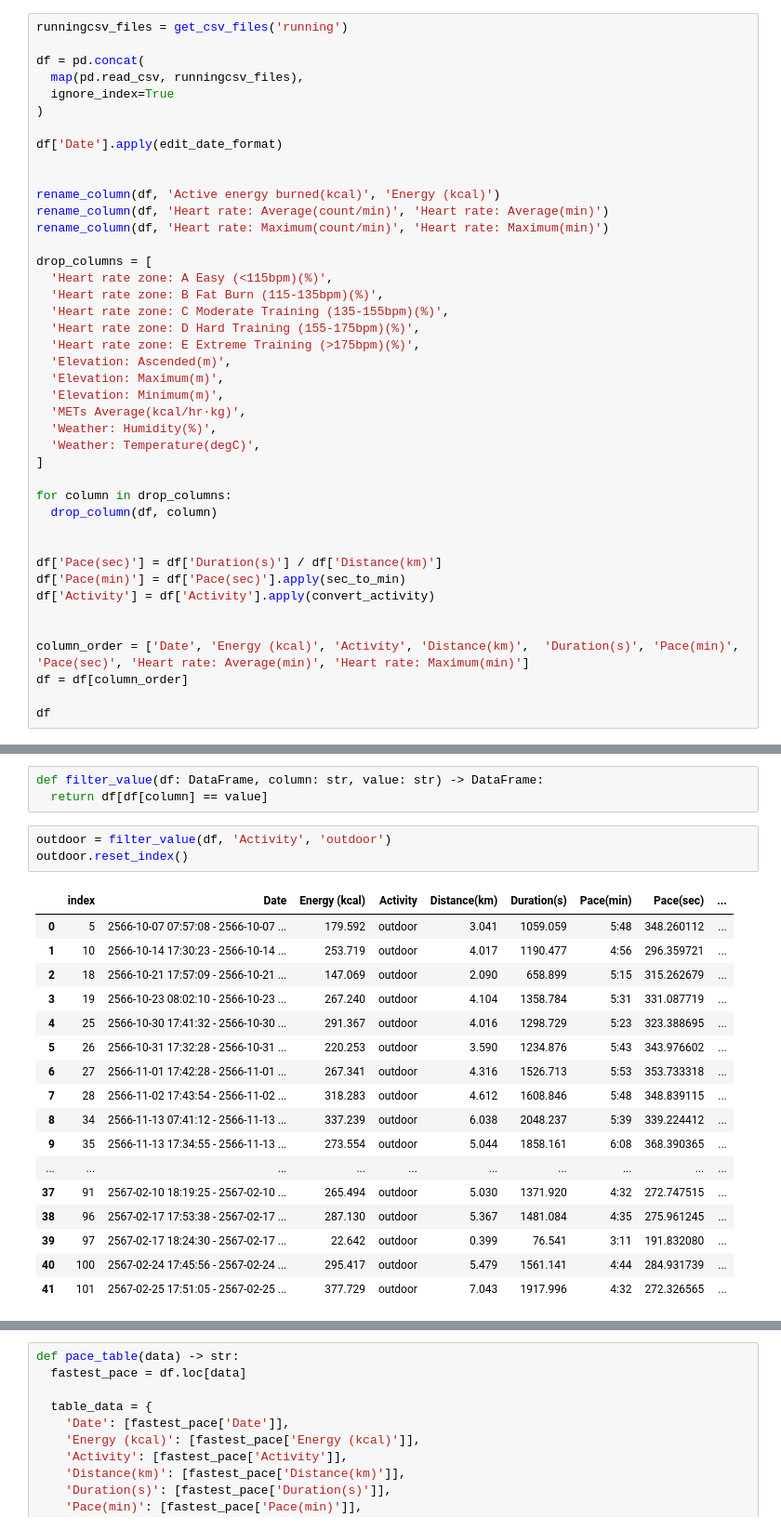
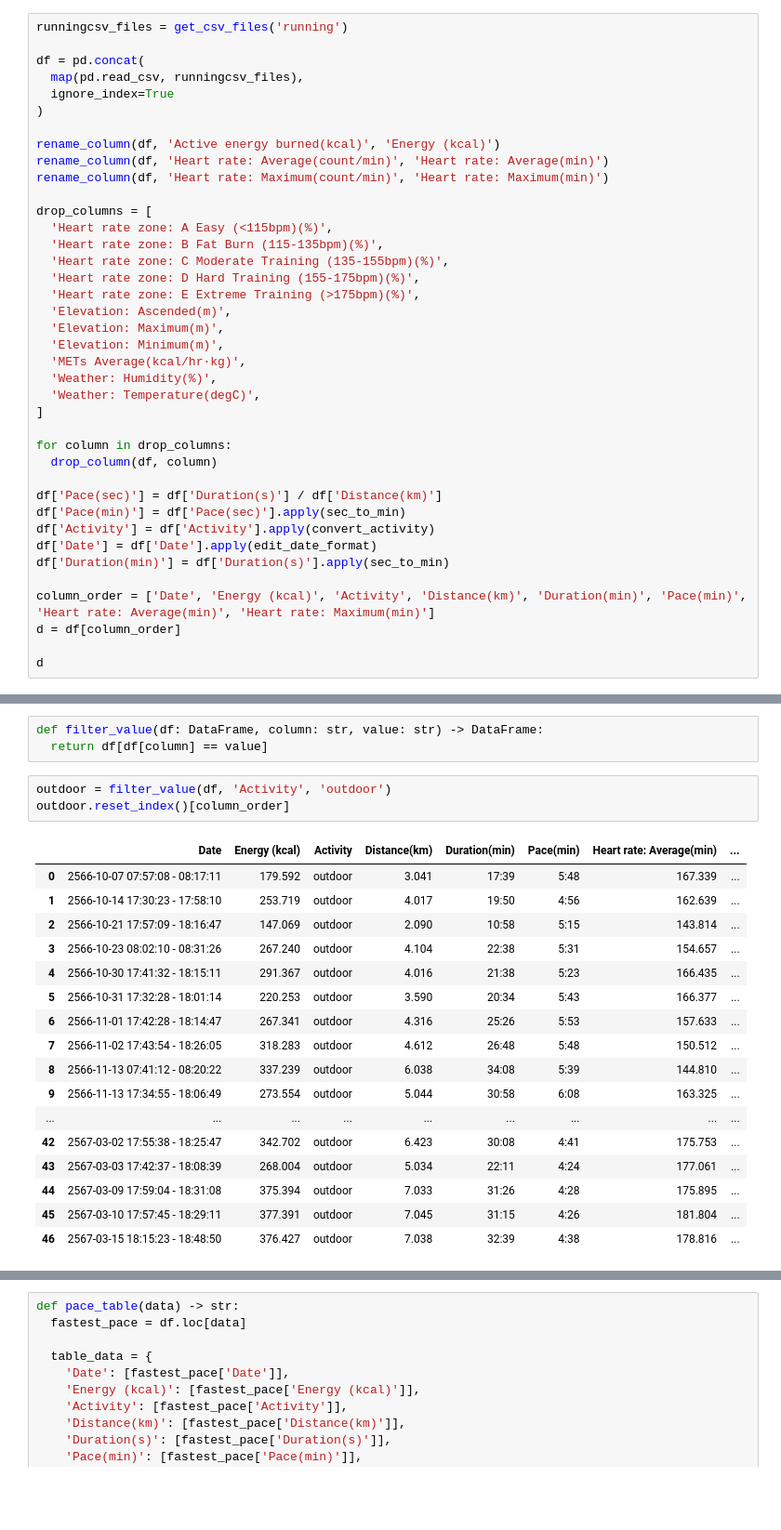
Before and after one commit to JFKongphop/running-analysis, a Jupyter notebook: index.ipynb, the cells around one changed output, grey strips where cells are left out. Shown at 93% size. Saved outputs shown, nothing was run; the diff lists cells and outputs as text; blank space fills up the shorter version.

```diff
--- a/index.ipynb
+++ b/index.ipynb
@@ -57,9 +67,6 @@ df = pd.concat(
   map(pd.read_csv, runningcsv_files),
   ignore_index=True
 )
-
-df['Date'].apply(edit_date_format)
-
 
 rename_column(df, 'Active energy burned(kcal)', 'Energy (kcal)')
 rename_column(df, 'Heart rate: Average(count/min)', 'Heart rate: Average(min)')
@@ -82,14 +89,14 @@ drop_columns = [
 for column in drop_columns:
   drop_column(df, column)
 
-
 df['Pace(sec)'] = df['Duration(s)'] / df['Distance(km)']
 df['Pace(min)'] = df['Pace(sec)'].apply(sec_to_min)
 df['Activity'] = df['Activity'].apply(convert_activity)
+df['Date'] = df['Date'].apply(edit_date_format)
+df['Duration(min)'] = df['Duration(s)'].apply(sec_to_min)
 
+column_order = ['Date', 'Energy (kcal)', 'Activity', 'Distance(km)', 'Duration(min)', 'Pace(min)', 'Heart rate: Average(min)', 'Heart rate: Maximum(min)']
+d = df[column_order]
 
-column_order = ['Date', 'Energy (kcal)', 'Activity', 'Distance(km)',  'Duration(s)', 'Pace(min)', 'Pace(sec)', 'Heart rate: Average(min)', 'Heart rate: Maximum(min)']
-df = df[column_order]
-
-df
+d
 # %% [output]
@@ -111,24 +118,24 @@ def filter_value(df: DataFrame, column: str, value: str) -> DataFrame:
   return df[df[column] == value]
 # %%
 outdoor = filter_value(df, 'Activity', 'outdoor')
-outdoor.reset_index()
+outdoor.reset_index()[column_order]
 # %% [output]
-|  | index | Date | Energy (kcal) | Activity | Distance(km) | Duration(s) | Pace(min) | Pace(sec) | ... |
-| 0 | 5 | 2566-10-07 07:57:08 - 2566-10-07 ... | 179.592 | outdoor | 3.041 | 1059.059 | 5:48 | 348.260112 | ... |
-| 1 | 10 | 2566-10-14 17:30:23 - 2566-10-14 ... | 253.719 | outdoor | 4.017 | 1190.477 | 4:56 | 296.359721 | ... |
-| 2 | 18 | 2566-10-21 17:57:09 - 2566-10-21 ... | 147.069 | outdoor | 2.090 | 658.899 | 5:15 | 315.262679 | ... |
-| 3 | 19 | 2566-10-23 08:02:10 - 2566-10-23 ... | 267.240 | outdoor | 4.104 | 1358.784 | 5:31 | 331.087719 | ... |
-| 4 | 25 | 2566-10-30 17:41:32 - 2566-10-30 ... | 291.367 | outdoor | 4.016 | 1298.729 | 5:23 | 323.388695 | ... |
-| 5 | 26 | 2566-10-31 17:32:28 - 2566-10-31 ... | 220.253 | outdoor | 3.590 | 1234.876 | 5:43 | 343.976602 | ... |
-| 6 | 27 | 2566-11-01 17:42:28 - 2566-11-01 ... | 267.341 | outdoor | 4.316 | 1526.713 | 5:53 | 353.733318 | ... |
-| 7 | 28 | 2566-11-02 17:43:54 - 2566-11-02 ... | 318.283 | outdoor | 4.612 | 1608.846 | 5:48 | 348.839115 | ... |
-| 8 | 34 | 2566-11-13 07:41:12 - 2566-11-13 ... | 337.239 | outdoor | 6.038 | 2048.237 | 5:39 | 339.224412 | ... |
-| 9 | 35 | 2566-11-13 17:34:55 - 2566-11-13 ... | 273.554 | outdoor | 5.044 | 1858.161 | 6:08 | 368.390365 | ... |
-| ... | ... | ... | ... | ... | ... | ... | ... | ... | ... |
-| 37 | 91 | 2567-02-10 18:19:25 - 2567-02-10 ... | 265.494 | outdoor | 5.030 | 1371.920 | 4:32 | 272.747515 | ... |
-| 38 | 96 | 2567-02-17 17:53:38 - 2567-02-17 ... | 287.130 | outdoor | 5.367 | 1481.084 | 4:35 | 275.961245 | ... |
-| 39 | 97 | 2567-02-17 18:24:30 - 2567-02-17 ... | 22.642 | outdoor | 0.399 | 76.541 | 3:11 | 191.832080 | ... |
-| 40 | 100 | 2567-02-24 17:45:56 - 2567-02-24 ... | 295.417 | outdoor | 5.479 | 1561.141 | 4:44 | 284.931739 | ... |
-| 41 | 101 | 2567-02-25 17:51:05 - 2567-02-25 ... | 377.729 | outdoor | 7.043 | 1917.996 | 4:32 | 272.326565 | ... |
+|  | Date | Energy (kcal) | Activity | Distance(km) | Duration(min) | Pace(min) | Heart rate: Average(min) | ... |
+| 0 | 2566-10-07 07:57:08 - 08:17:11 | 179.592 | outdoor | 3.041 | 17:39 | 5:48 | 167.339 | ... |
+| 1 | 2566-10-14 17:30:23 - 17:58:10 | 253.719 | outdoor | 4.017 | 19:50 | 4:56 | 162.639 | ... |
+| 2 | 2566-10-21 17:57:09 - 18:16:47 | 147.069 | outdoor | 2.090 | 10:58 | 5:15 | 143.814 | ... |
+| 3 | 2566-10-23 08:02:10 - 08:31:26 | 267.240 | outdoor | 4.104 | 22:38 | 5:31 | 154.657 | ... |
+| 4 | 2566-10-30 17:41:32 - 18:15:11 | 291.367 | outdoor | 4.016 | 21:38 | 5:23 | 166.435 | ... |
+| 5 | 2566-10-31 17:32:28 - 18:01:14 | 220.253 | outdoor | 3.590 | 20:34 | 5:43 | 166.377 | ... |
+| 6 | 2566-11-01 17:42:28 - 18:14:47 | 267.341 | outdoor | 4.316 | 25:26 | 5:53 | 157.633 | ... |
+| 7 | 2566-11-02 17:43:54 - 18:26:05 | 318.283 | outdoor | 4.612 | 26:48 | 5:48 | 150.512 | ... |
+| 8 | 2566-11-13 07:41:12 - 08:20:22 | 337.239 | outdoor | 6.038 | 34:08 | 5:39 | 144.810 | ... |
+| 9 | 2566-11-13 17:34:55 - 18:06:49 | 273.554 | outdoor | 5.044 | 30:58 | 6:08 | 163.325 | ... |
+| ... | ... | ... | ... | ... | ... | ... | ... | ... |
+| 42 | 2567-03-02 17:55:38 - 18:25:47 | 342.702 | outdoor | 6.423 | 30:08 | 4:41 | 175.753 | ... |
+| 43 | 2567-03-03 17:42:37 - 18:08:39 | 268.004 | outdoor | 5.034 | 22:11 | 4:24 | 177.061 | ... |
+| 44 | 2567-03-09 17:59:04 - 18:31:08 | 375.394 | outdoor | 7.033 | 31:26 | 4:28 | 175.895 | ... |
+| 45 | 2567-03-10 17:57:45 - 18:29:11 | 377.391 | outdoor | 7.045 | 31:15 | 4:26 | 181.804 | ... |
+| 46 | 2567-03-15 18:15:23 - 18:48:50 | 376.427 | outdoor | 7.038 | 32:39 | 4:38 | 178.816 | ... |
 # %%
 indoor = filter_value(df, 'Activity', 'indoor')
```
Also changed, not shown: parts of 6 cells of this notebook, 1 other file.
